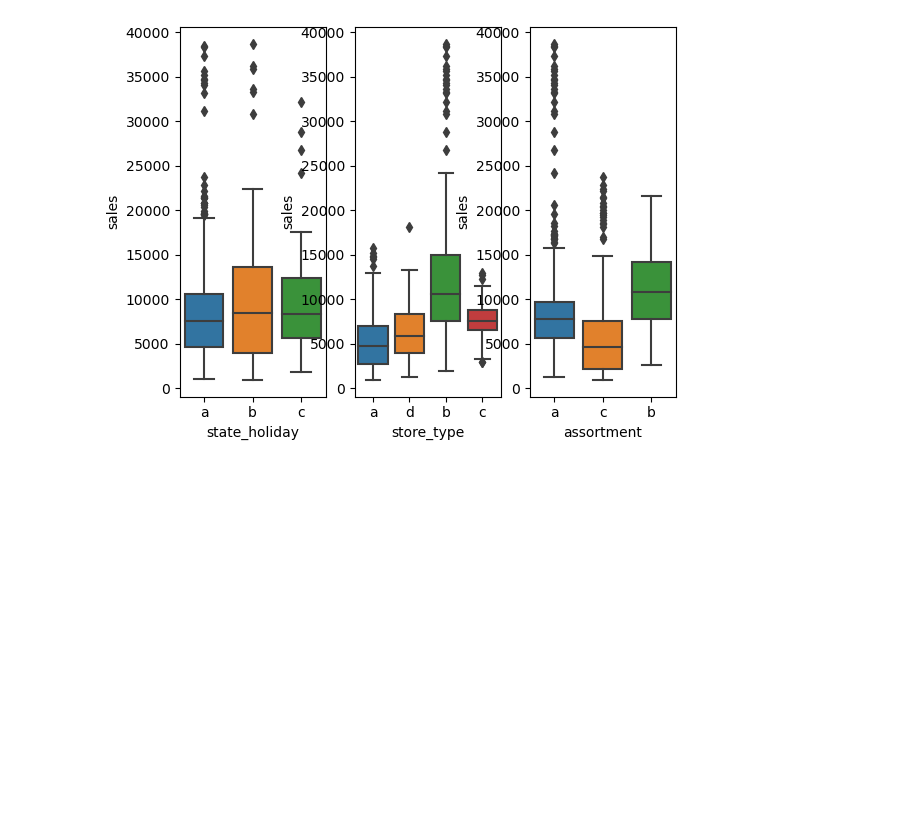
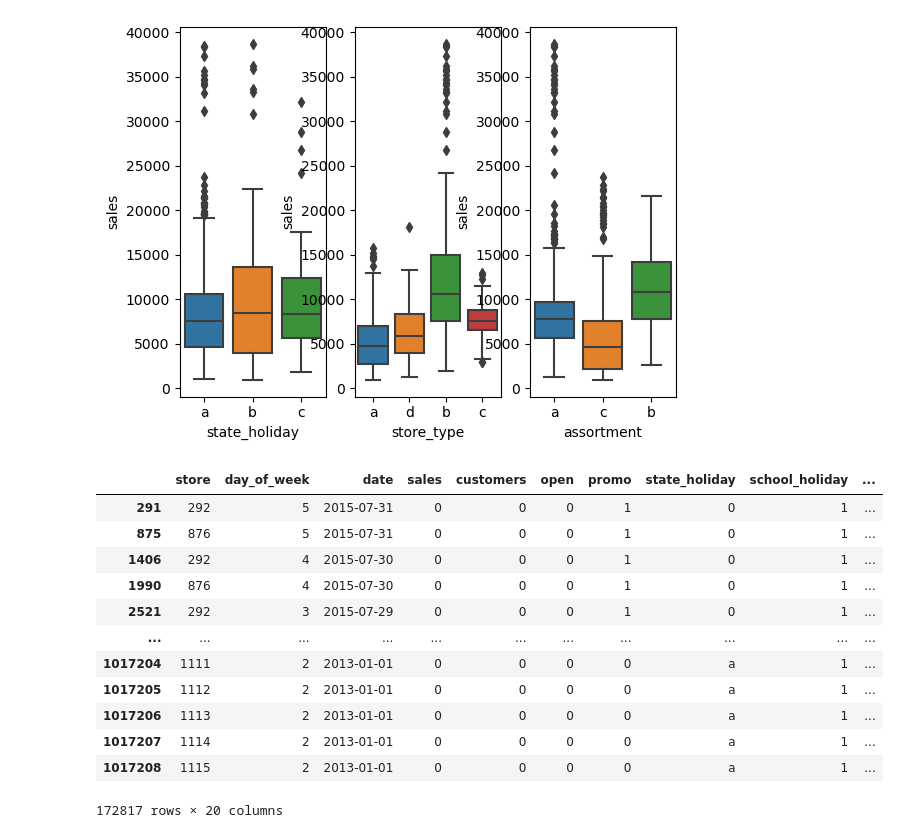
Before and after one commit to MicheleLopes/ds_em_producao, a Jupyter notebook: Untitled.ipynb, the cells around one changed output. Drawn from its saved outputs; the diff is of its cells as text; code cells hidden in the pictures; blank space fills up the shorter version.

```diff
--- a/Untitled.ipynb
+++ b/Untitled.ipynb
@@ -216,3 +216,19 @@ sns.boxplot( x='assortment', y='sales', data=aux )
 # %% [output]
 <Axes: xlabel='assortment', ylabel='sales'>
 [figure]
+# %%
+df1.loc[(df1['open'] == 0), :]
+# %% [output]
+|  | store | day_of_week | date | sales | customers | open | promo | state_holiday | school_holiday | ... |
+| 291 | 292 | 5 | 2015-07-31 | 0 | 0 | 0 | 1 | 0 | 1 | ... |
+| 875 | 876 | 5 | 2015-07-31 | 0 | 0 | 0 | 1 | 0 | 1 | ... |
+| 1406 | 292 | 4 | 2015-07-30 | 0 | 0 | 0 | 1 | 0 | 1 | ... |
+| 1990 | 876 | 4 | 2015-07-30 | 0 | 0 | 0 | 1 | 0 | 1 | ... |
+| 2521 | 292 | 3 | 2015-07-29 | 0 | 0 | 0 | 1 | 0 | 1 | ... |
+| ... | ... | ... | ... | ... | ... | ... | ... | ... | ... | ... |
+| 1017204 | 1111 | 2 | 2013-01-01 | 0 | 0 | 0 | 0 | a | 1 | ... |
+| 1017205 | 1112 | 2 | 2013-01-01 | 0 | 0 | 0 | 0 | a | 1 | ... |
+| 1017206 | 1113 | 2 | 2013-01-01 | 0 | 0 | 0 | 0 | a | 1 | ... |
+| 1017207 | 1114 | 2 | 2013-01-01 | 0 | 0 | 0 | 0 | a | 1 | ... |
+| 1017208 | 1115 | 2 | 2013-01-01 | 0 | 0 | 0 | 0 | a | 1 | ... |
+172817 rows × 20 columns
```
Also changed, not shown: 1 other file.
